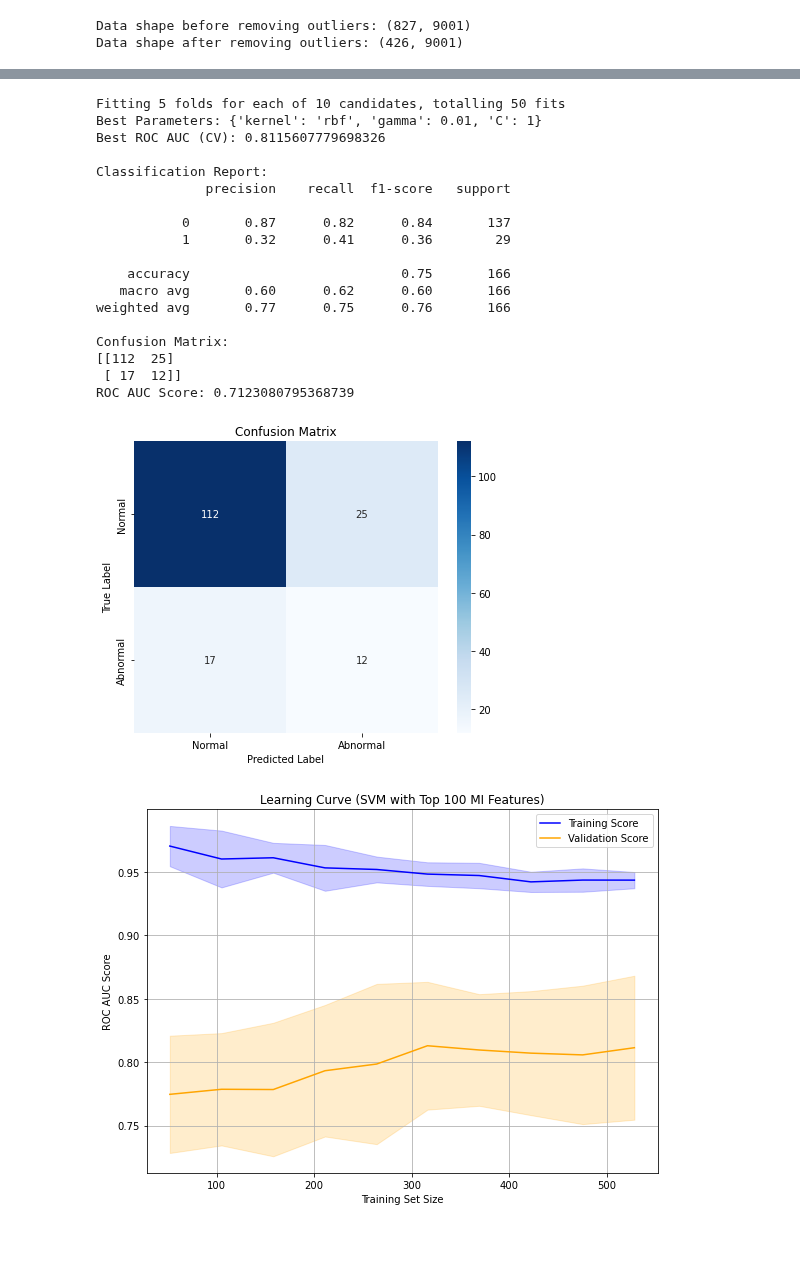
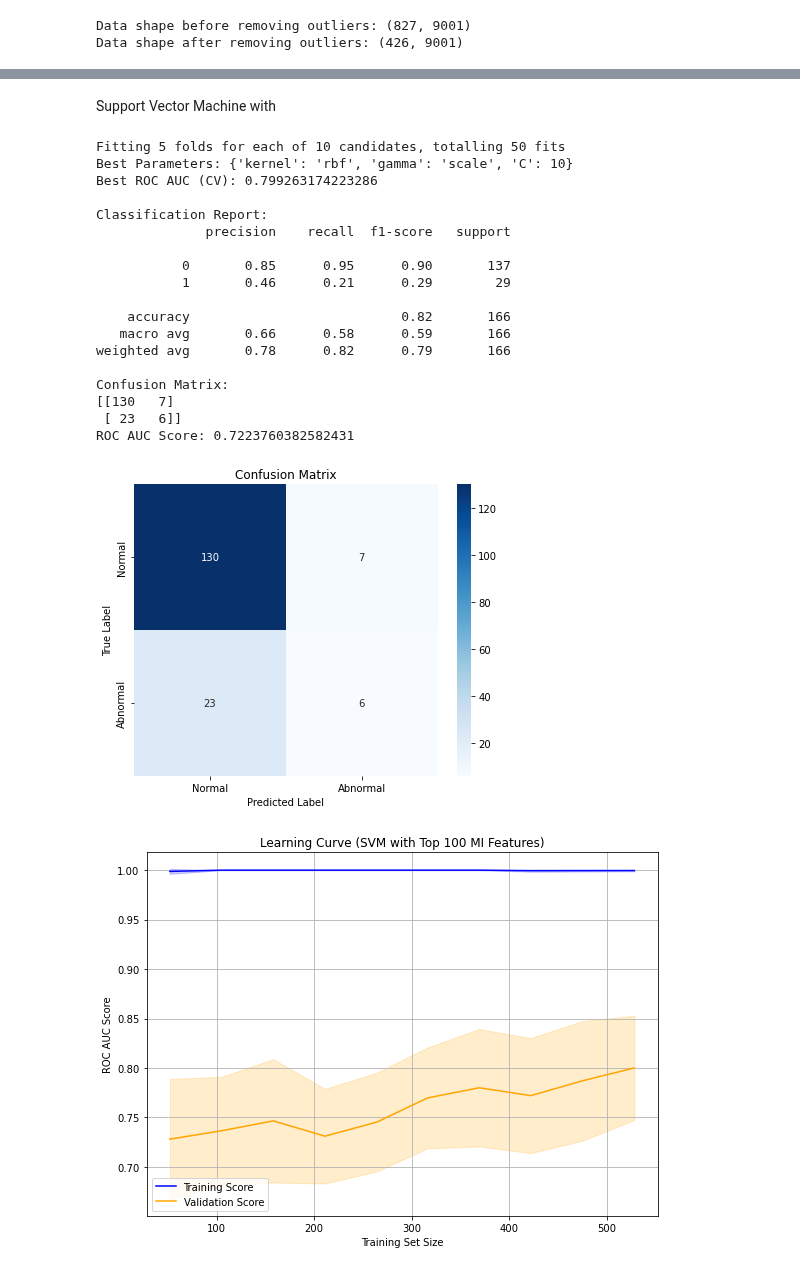
Before and after one commit to A-Bosselaar/TM10007-Machine-Learning-assignment, a Jupyter notebook: assignment_ecg.ipynb, the cells around one changed output, grey strips where cells are left out. Drawn from its saved outputs; the diff is of its cells as text; code cells hidden in the pictures; blank space fills up the shorter version.

```diff
--- a/assignment_ecg.ipynb
+++ b/assignment_ecg.ipynb
@@ -256,17 +259,12 @@ plt.show()
+# %% [markdown]
+Support Vector Machine with
 # %%
-import pandas as pd
-from sklearn.model_selection import train_test_split, GridSearchCV, RandomizedSearchCV, learning_curve
-from sklearn.preprocessing import StandardScaler
-from sklearn.svm import SVC
-from sklearn.metrics import classification_report, confusion_matrix, roc_auc_score
-from sklearn.feature_selection import mutual_info_classif
-import numpy as np
 
+## DIT DEEL MOET DUS ALLEMAAL VOORAF
 df = pd.read_csv("ecg/ecg_data.csv")
 df = df.drop(columns=["Unnamed: 0"], errors="ignore")
 X = df.drop(columns=["label"])
 y = df["label"]
-
 
 # low_freq_features = [col for col in X.columns if int(col.split('_')[1]) < 100]
 # X = X[low_freq_features]
@@ -279,7 +277,7 @@ X_train_scaled = scaler.fit_transform(X_train)
 X_test_scaled = scaler.transform(X_test)
 
 mi_scores = mutual_info_classif(X_train_scaled, y_train)
-mi_feature_indices = np.argsort(mi_scores)[-100:]  # Select top 100 features
+mi_feature_indices = np.argsort(mi_scores)[-2100:]  # Select top 2100 features
 X_train_mi = X_train_scaled[:, mi_feature_indices]
 X_val_mi = X_test_scaled[:, mi_feature_indices]
 
@@ -343,42 +341,42 @@ train_sizes, train_scores, val_scores = learning_curve(
     shuffle=True,
     random_state=42
 )
 
 train_mean = train_scores.mean(axis=1)
 train_std = train_scores.std(axis=1)
 val_mean = val_scores.mean(axis=1)
 val_std = val_scores.std(axis=1)
 
 plt.figure(figsize=(8, 6))
 plt.plot(train_sizes, train_mean, label="Training Score", color="blue")
 plt.fill_between(train_sizes, train_mean - train_std, train_mean + train_std, alpha=0.2, color="blue")
 plt.plot(train_sizes, val_mean, label="Validation Score", color="orange")
 plt.fill_between(train_sizes, val_mean - val_std, val_mean + val_std, alpha=0.2, color="orange")
 plt.title("Learning Curve (SVM with Top 100 MI Features)")
 plt.xlabel("Training Set Size")
 plt.ylabel("ROC AUC Score")
 plt.legend(loc="best")
 plt.grid(True)
 plt.tight_layout()
 plt.show()
 # %% [output]
 Fitting 5 folds for each of 10 candidates, totalling 50 fits
-Best Parameters: {'kernel': 'rbf', 'gamma': 0.01, 'C': 1}
-Best ROC AUC (CV): 0.8115607779698326
+Best Parameters: {'kernel': 'rbf', 'gamma': 'scale', 'C': 10}
+Best ROC AUC (CV): 0.799263174223286
 
 Classification Report:
               precision    recall  f1-score   support
 
-           0       0.87      0.82      0.84       137
-           1       0.32      0.41      0.36        29
+           0       0.85      0.95      0.90       137
+           1       0.46      0.21      0.29        29
 
-    accuracy                           0.75       166
-   macro avg       0.60      0.62      0.60       166
-weighted avg       0.77      0.75      0.76       166
+    accuracy                           0.82       166
+   macro avg       0.66      0.58      0.59       166
+weighted avg       0.78      0.82      0.79       166
 
 Confusion Matrix:
-[[112  25]
- [ 17  12]]
-ROC AUC Score: 0.7123080795368739
+[[130   7]
+ [ 23   6]]
+ROC AUC Score: 0.7223760382582431
-[figure, old version]
+[figure, new version]
-[figure, old version]
+[figure, new version]
```
Also changed, not shown: parts of 18 cells of this notebook.
